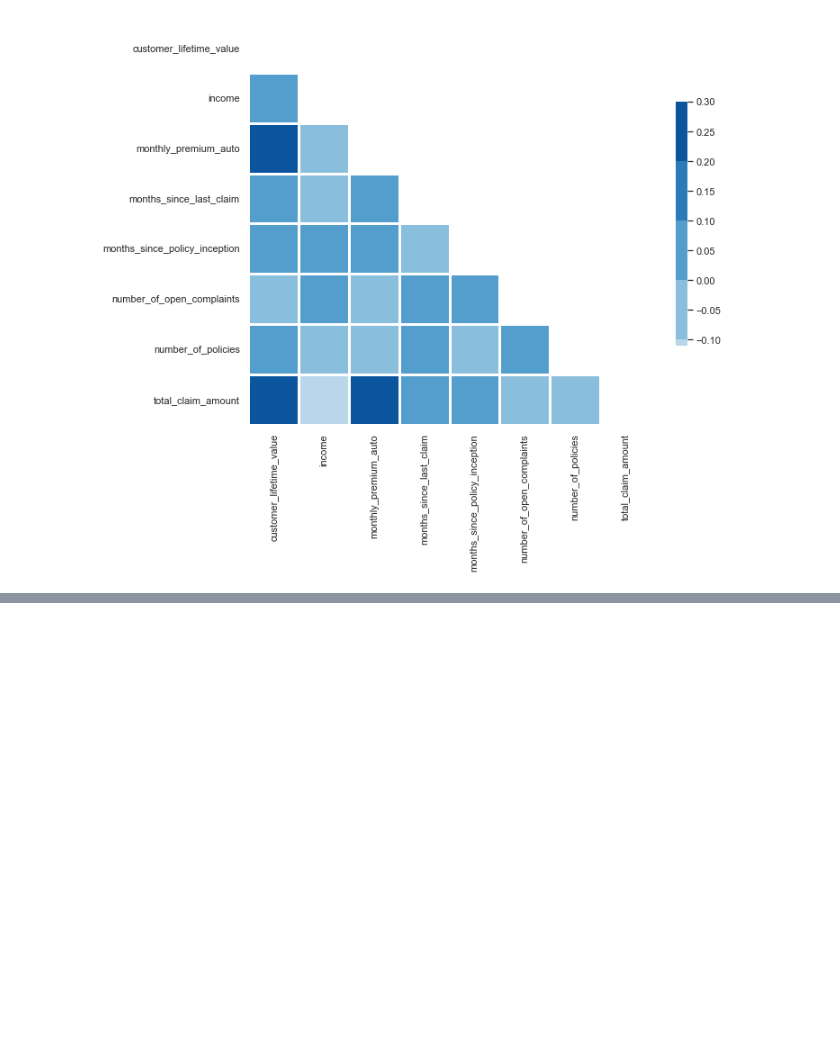
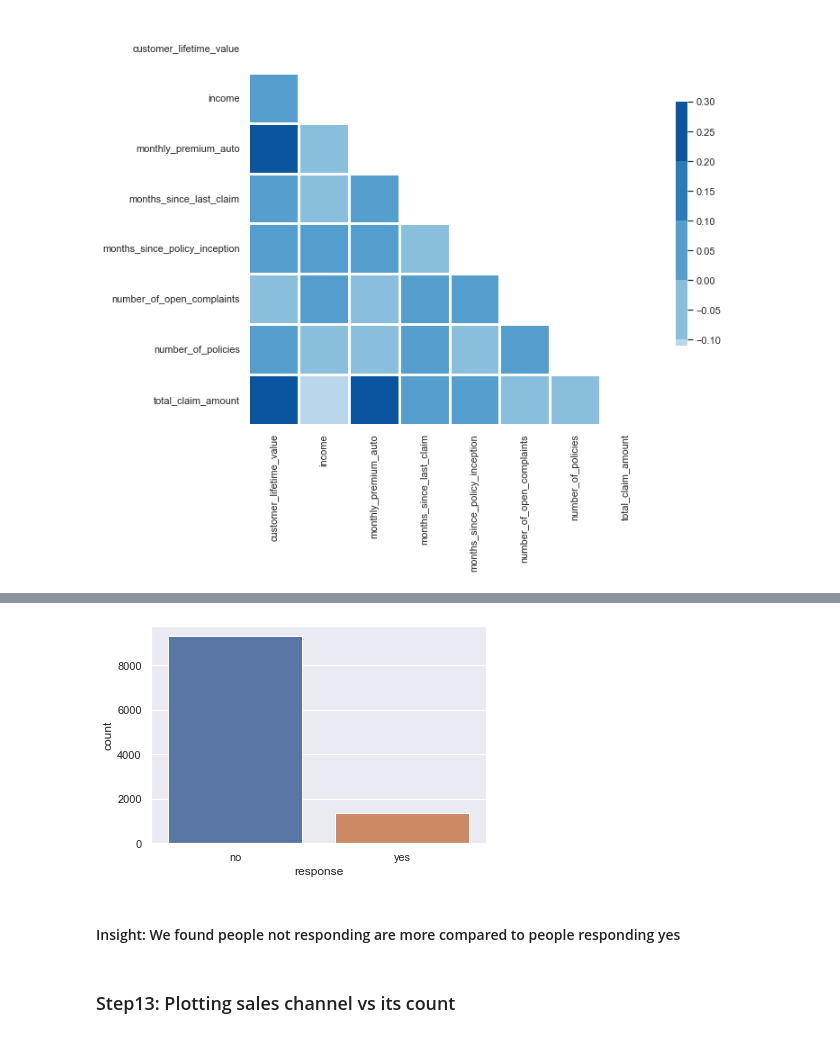
Before and after one commit to Dibyanisahu/DSIronLab, a Jupyter notebook: Customer_Analysis_Case_Study/CA_W2-D3-Round3.ipynb, the cells around one changed output, grey strips where cells are left out. Cells and saved outputs as stored; diff of their text form; code cells hidden in the pictures; blank space fills up the shorter version.

```diff
--- a/Customer_Analysis_Case_Study/CA_W2-D3-Round3.ipynb
+++ b/Customer_Analysis_Case_Study/CA_W2-D3-Round3.ipynb
@@ -236,0 +284,8 @@ i=sns_hist_plot(Numerical)
+# %%
+ax = sns.countplot(x="response", data=Categorical)
+# %% [output]
+[figure, added]
+# %% [markdown]
+#### Insight: We found people not responding are more compared to people responding yes
+# %% [markdown]
+### Step13: Plotting sales channel vs its count
```
Also changed, not shown: parts of 77 cells of this notebook, 2 other files.
